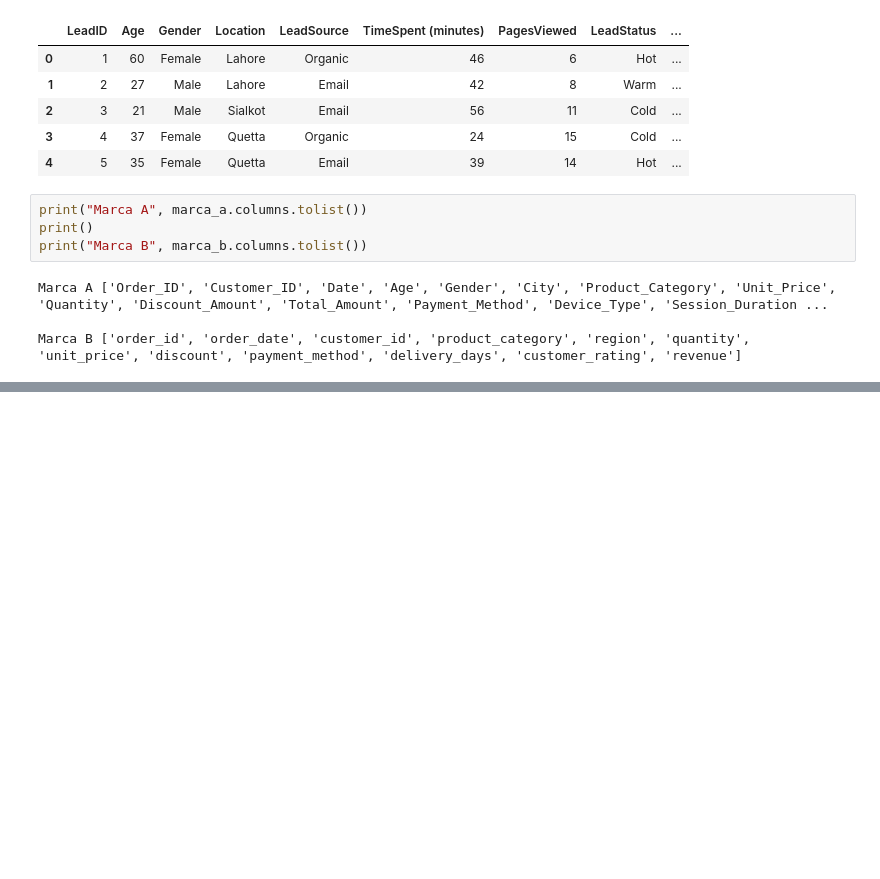
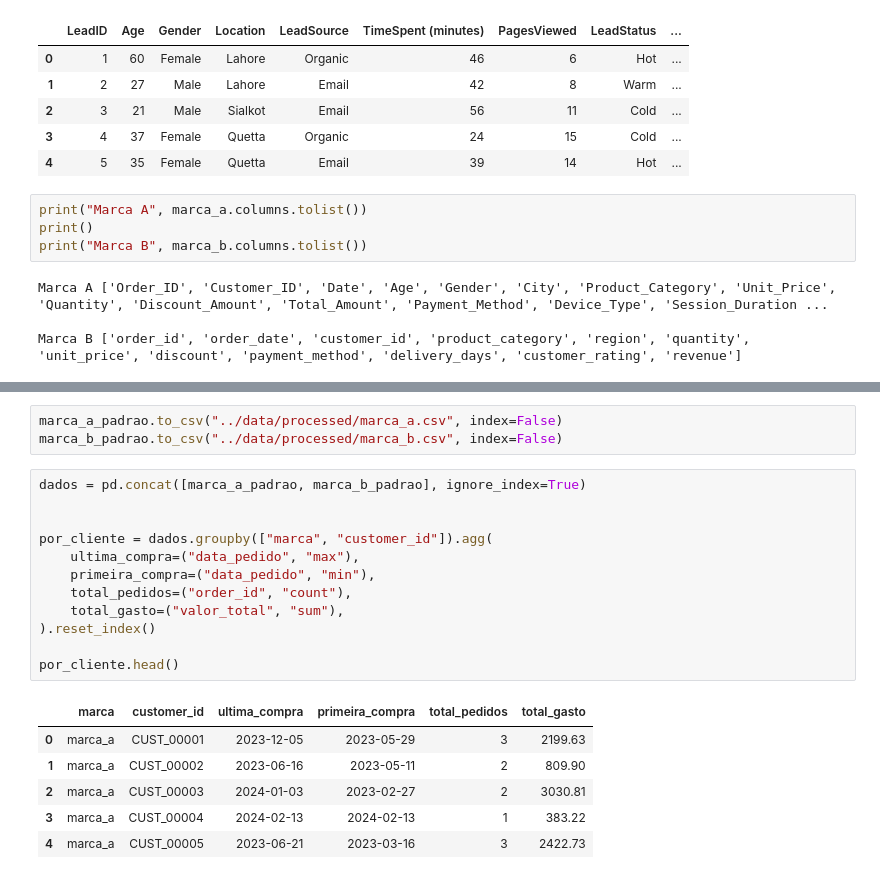
Before and after one commit to MatheusAlvesCavalcante/projeto-CRM-B2B, a Jupyter notebook: notebooks/01_exploracao.ipynb, the cells around one changed output, grey strips where cells are left out. Saved outputs shown, nothing was run; the diff lists cells and outputs as text; blank space fills up the shorter version.

```diff
--- a/notebooks/01_exploracao.ipynb
+++ b/notebooks/01_exploracao.ipynb
@@ -75,0 +106,22 @@ TypeError: 'method' object is not subscriptable
+# %%
+marca_a_padrao.to_csv("../data/processed/marca_a.csv", index=False)
+marca_b_padrao.to_csv("../data/processed/marca_b.csv", index=False)
+# %%
+dados = pd.concat([marca_a_padrao, marca_b_padrao], ignore_index=True)
+
+
+por_cliente = dados.groupby(["marca", "customer_id"]).agg(
+    ultima_compra=("data_pedido", "max"),
+    primeira_compra=("data_pedido", "min"),
+    total_pedidos=("order_id", "count"),
+    total_gasto=("valor_total", "sum"),
+).reset_index()
+
+por_cliente.head()
+# %% [output]
+|  | marca | customer_id | ultima_compra | primeira_compra | total_pedidos | total_gasto |
+| 0 | marca_a | CUST_00001 | 2023-12-05 | 2023-05-29 | 3 | 2199.63 |
+| 1 | marca_a | CUST_00002 | 2023-06-16 | 2023-05-11 | 2 | 809.90 |
+| 2 | marca_a | CUST_00003 | 2024-01-03 | 2023-02-27 | 2 | 3030.81 |
+| 3 | marca_a | CUST_00004 | 2024-02-13 | 2024-02-13 | 1 | 383.22 |
+| 4 | marca_a | CUST_00005 | 2023-06-21 | 2023-03-16 | 3 | 2422.73 |
```
Also changed, not shown: parts of 5 cells of this notebook, 3 other files.
